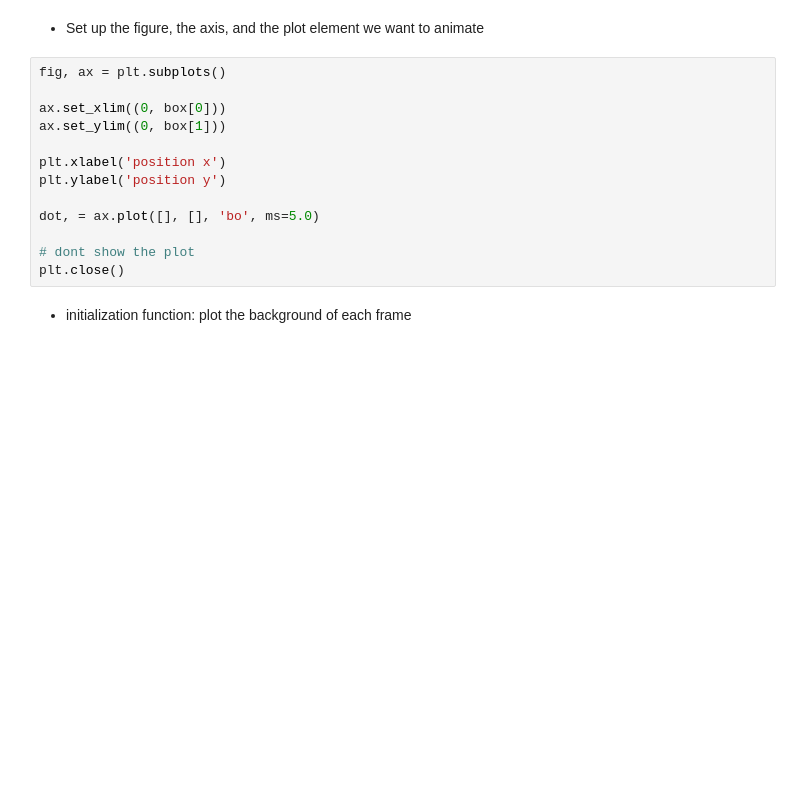
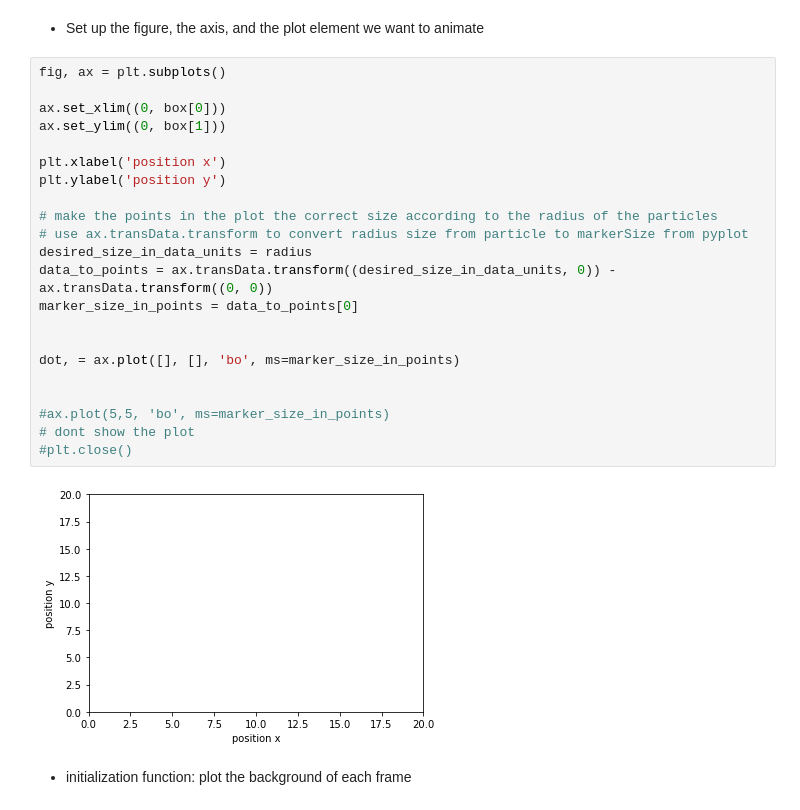
Before and after one commit to fsonak/VL_CCS, a Jupyter notebook: week_1.ipynb, the cells around one changed output. Cells and saved outputs as stored; diff of their text form; blank space fills up the shorter version.

Commit message:
solve visualisation error of dots in plot beeing not the correct size.

```diff
--- a/week_1.ipynb
+++ b/week_1.ipynb
@@ -233,16 +233,27 @@ plt.show()
 # %%
 fig, ax = plt.subplots()
 
 ax.set_xlim((0, box[0]))
 ax.set_ylim((0, box[1]))
 
 plt.xlabel('position x')
 plt.ylabel('position y')
 
-dot, = ax.plot([], [], 'bo', ms=5.0)
+# make the points in the plot the correct size according to the radius of the particles
+# use ax.transData.transform to convert radius size from particle to markerSize from pyplot
+desired_size_in_data_units = radius
+data_to_points = ax.transData.transform((desired_size_in_data_units, 0)) - ax.transData.transform((0, 0))
+marker_size_in_points = data_to_points[0]
 
+
+dot, = ax.plot([], [], 'bo', ms=marker_size_in_points)
+
+
+#ax.plot(5,5, 'bo', ms=marker_size_in_points)
 # dont show the plot
-plt.close()
+#plt.close()
+# %% [output]
+[figure, added]
 # %% [markdown]
 * initialization function: plot the background of each frame
 # %%
```
Also changed, not shown: parts of 6 cells of this notebook.
